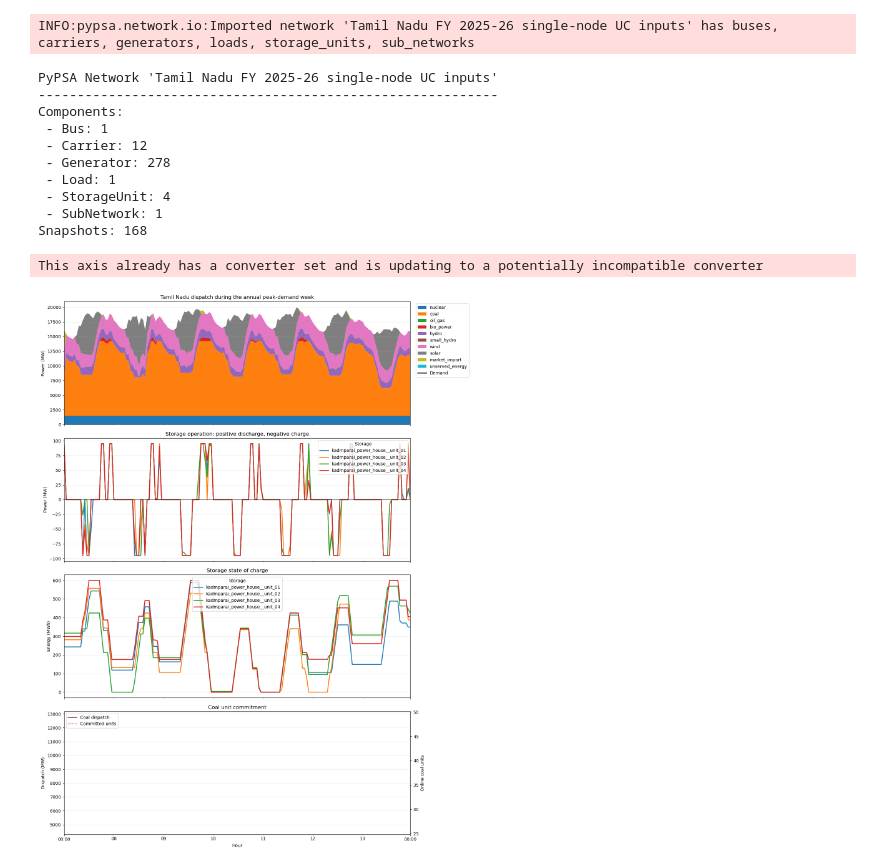
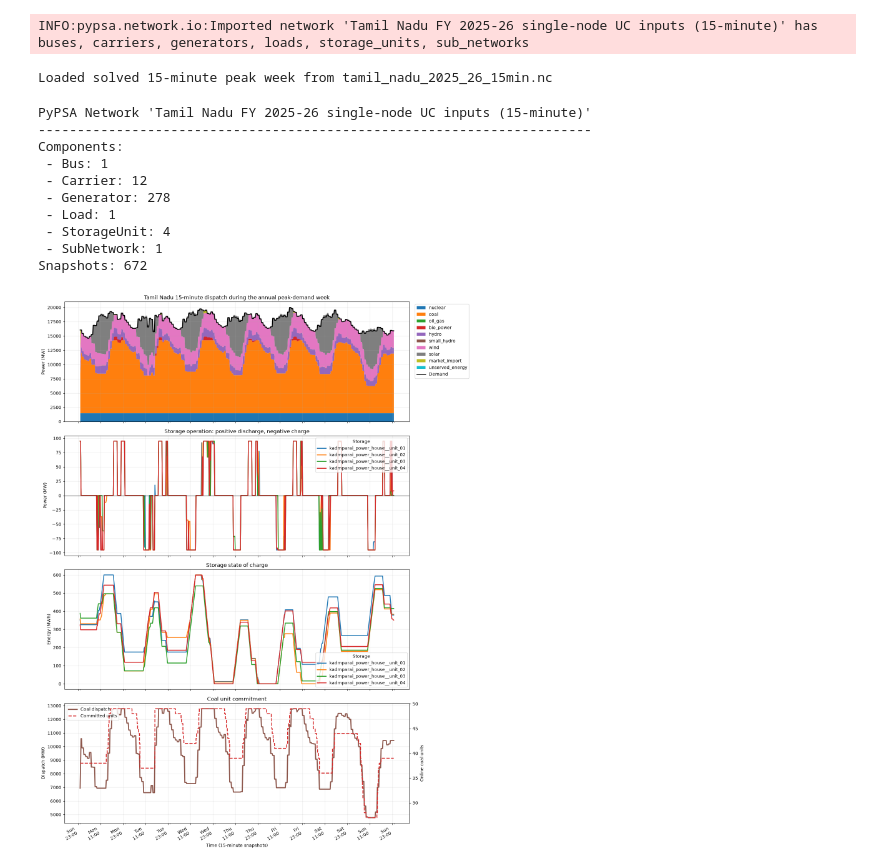
Before and after one commit to DEA-GE/PyPSA-TamilNadu, a Jupyter notebook: results_analysis.ipynb, the cells around one changed output. Saved outputs shown, nothing was run; the diff lists cells and outputs as text; code cells hidden in the pictures.

```diff
--- a/results_analysis.ipynb
+++ b/results_analysis.ipynb
@@ -1,13 +1,22 @@
 # %%
+import pandas as pd
 import pypsa
-n = pypsa.Network("tamil_nadu_2025_26.nc")
+
+RESULT_FILE = "tamil_nadu_2025_26_15min.nc"
+n = pypsa.Network(RESULT_FILE)
+
+assert len(n.snapshots) == 672, f"Expected 672 quarter-hour snapshots, found {len(n.snapshots)}"
+assert (n.snapshots.to_series().diff().dropna() == pd.Timedelta(minutes=15)).all()
+assert (n.snapshot_weightings[["objective", "stores", "generators"]] == 0.25).all().all()
+print(f"Loaded solved 15-minute peak week from {RESULT_FILE}")
 # %% [output]
-INFO:pypsa.network.io:Imported network 'Tamil Nadu FY 2025-26 single-node UC inputs' has buses, carriers, generators, loads, storage_units, sub_networks
+INFO:pypsa.network.io:Imported network 'Tamil Nadu FY 2025-26 single-node UC inputs (15-minute)' has buses, carriers, generators, loads, storage_units, sub_networks
+Loaded solved 15-minute peak week from tamil_nadu_2025_26_15min.nc
 # %%
 n
 # %% [output]
-PyPSA Network 'Tamil Nadu FY 2025-26 single-node UC inputs'
------------------------------------------------------------
+PyPSA Network 'Tamil Nadu FY 2025-26 single-node UC inputs (15-minute)'
+-----------------------------------------------------------------------
 Components:
  - Bus: 1
  - Carrier: 12
@@ -15,7 +24,7 @@ Components:
  - Load: 1
  - StorageUnit: 4
  - SubNetwork: 1
-Snapshots: 168
+Snapshots: 672
 # %%
 import matplotlib.pyplot as plt
 import matplotlib.dates as mdates
@@ -52,14 +61,16 @@ supply = supply[carrier_order]
 fig, axes = plt.subplots(4, 1, figsize=(14, 18), sharex=True)
 
 # 1. Total system dispatch
-supply.plot.area(ax=axes[0], stacked=True, linewidth=0)
-axes[0].plot(demand.index, demand, color="black", linewidth=2, label="Demand")
-axes[0].set_title("Tamil Nadu dispatch during the annual peak-demand week")
+supply.plot.area(ax=axes[0], stacked=True, linewidth=0, x_compat=True)
+demand.plot(
+    ax=axes[0], color="black", linewidth=2, label="Demand", x_compat=True
+)
+axes[0].set_title("Tamil Nadu 15-minute dispatch during the annual peak-demand week")
 axes[0].set_ylabel("Power (MW)")
 axes[0].legend(loc="upper left", bbox_to_anchor=(1.01, 1))
 
 # 2. Storage charge and discharge
-storage_power.plot(ax=axes[1], linewidth=2)
+storage_power.plot(ax=axes[1], linewidth=2, x_compat=True)
 axes[1].axhline(0, color="black", linewidth=0.8)
 axes[1].set_title("Storage operation: positive discharge, negative charge")
 axes[1].set_ylabel("Power (MW)")
@@ -67,44 +78,44 @@ axes[1].legend(title="Storage")
 
 # 3. Storage state of charge
 soc = n.storage_units_t.state_of_charge
-soc.plot(ax=axes[2], linewidth=2)
+soc.plot(ax=axes[2], linewidth=2, x_compat=True)
 axes[2].set_title("Storage state of charge")
 axes[2].set_ylabel("Energy (MWh)")
 axes[2].legend(title="Storage")
 
 # 4. Coal dispatch and committed record-level units
 coal_units = n.generators.index[n.generators.carrier == "coal"]
 coal_dispatch = n.generators_t.p[coal_units].sum(axis=1)
 coal_online = n.generators_t.status[coal_units].sum(axis=1)
 
-axes[3].plot(
-    coal_dispatch.index, coal_dispatch,
-    color="tab:brown", linewidth=2, label="Coal dispatch"
+coal_dispatch.plot(
+    ax=axes[3], color="tab:brown", linewidth=2.5,
+    label="Coal dispatch", zorder=3, x_compat=True,
 )
 axes[3].set_title("Coal unit commitment")
 axes[3].set_ylabel("Dispatch (MW)")
 
 commitment_axis = axes[3].twinx()
-commitment_axis.step(
-    coal_online.index, coal_online,
-    where="post", color="tab:red", linestyle="--",
-    label="Committed units"
+coal_online.plot(
+    ax=commitment_axis, drawstyle="steps-post", color="tab:red",
+    linewidth=2, linestyle="--", label="Committed units",
+    zorder=4, x_compat=True,
 )
 commitment_axis.set_ylabel("Online coal units")
 
 lines1, labels1 = axes[3].get_legend_handles_labels()
 lines2, labels2 = commitment_axis.get_legend_handles_labels()
 axes[3].legend(lines1 + lines2, labels1 + labels2, loc="upper left")
 
-axes[3].xaxis.set_major_formatter(mdates.DateFormatter("%H:%M"))
-axes[3].set_xlabel("Hour")
+axes[3].xaxis.set_major_locator(mdates.HourLocator(interval=12))
+axes[3].xaxis.set_major_formatter(mdates.DateFormatter("%a\n%H:%M"))
+axes[3].set_xlabel("Time (15-minute snapshots)")
 axes[3].grid(alpha=0.25)
 
 for ax in axes[:3]:
     ax.grid(alpha=0.25)
 
 plt.tight_layout()
 plt.show()
 # %% [output]
-This axis already has a converter set and is updating to a potentially incompatible converter
-[figure, old version]
+[figure, new version]
```
Also changed, not shown: parts of 4 cells of this notebook, 25 other files.
